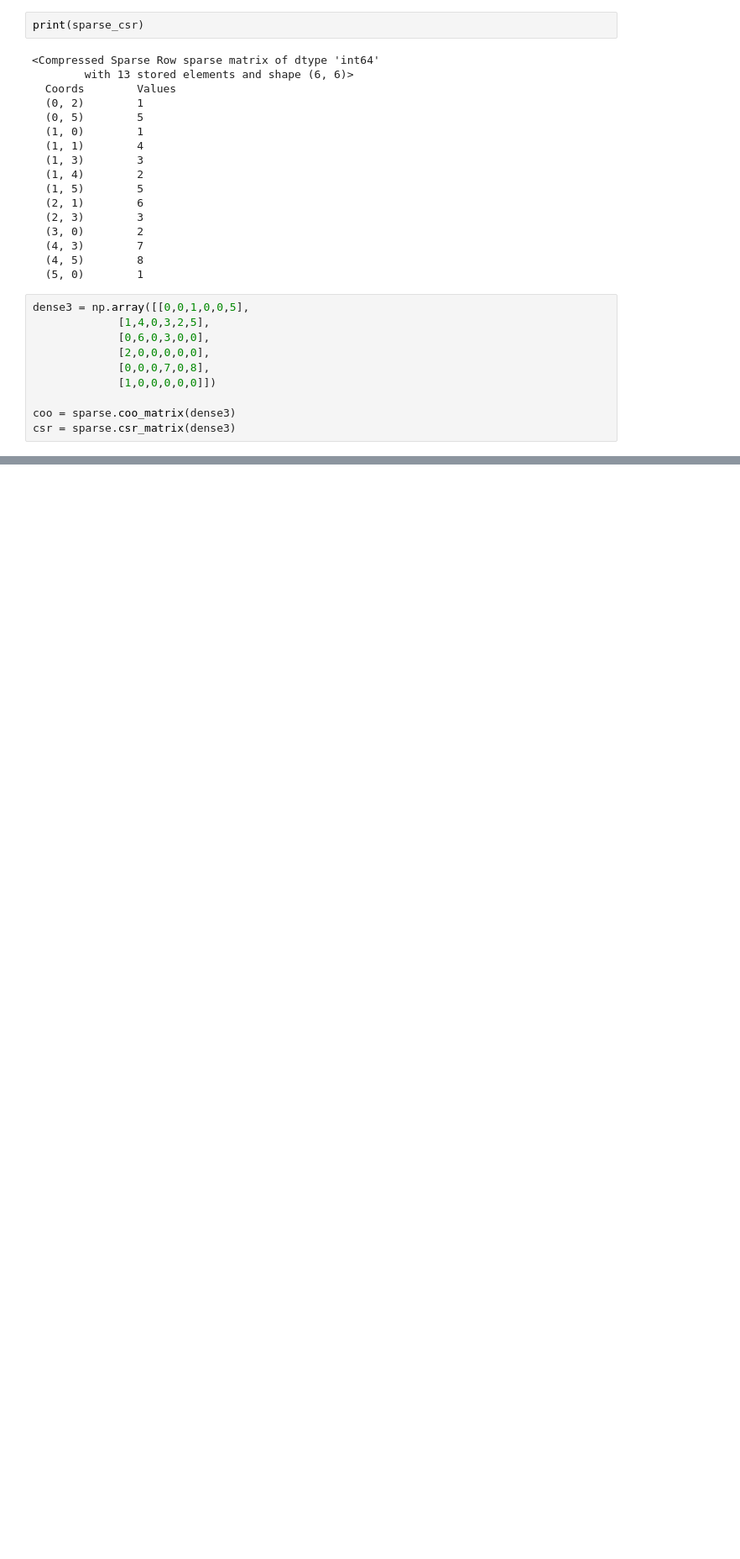
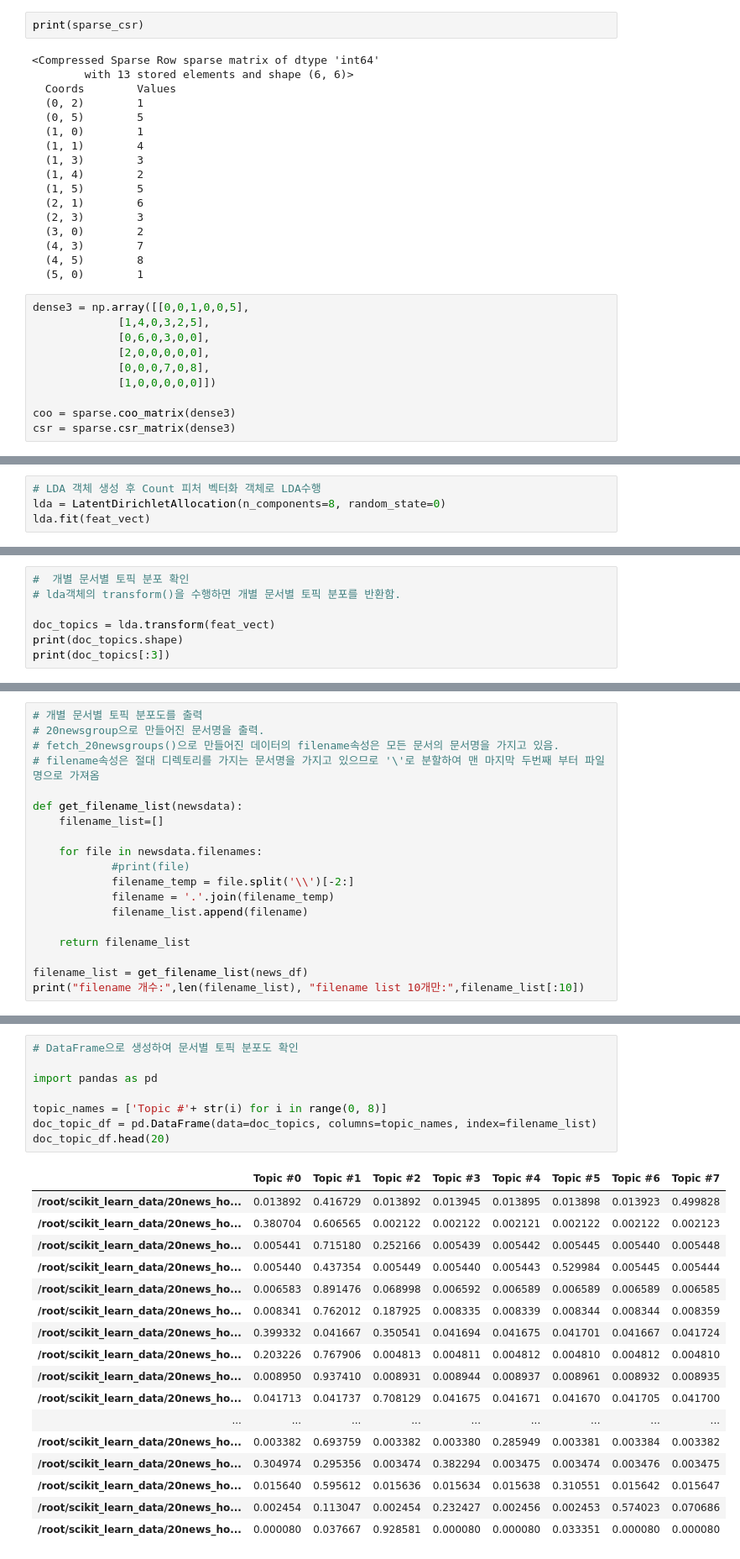
Before and after one commit to suhyeon03/study_ML_, a Jupyter notebook: _text_mining_practice.ipynb, the cells around one changed output, grey strips where cells are left out. Shown: that part at 84% size. Saved outputs shown, nothing was run; the diff lists cells and outputs as text; blank space fills up the shorter version.

```diff
--- a/_text_mining_practice.ipynb
+++ b/_text_mining_practice.ipynb
@@ -381,0 +992,4 @@ csr = sparse.csr_matrix(dense3)
+# %%
+# LDA 객체 생성 후 Count 피처 벡터화 객체로 LDA수행
+lda = LatentDirichletAllocation(n_components=8, random_state=0)
+lda.fit(feat_vect)
@@ -381,0 +1061,7 @@ csr = sparse.csr_matrix(dense3)
+# %%
+#  개별 문서별 토픽 분포 확인
+# lda객체의 transform()을 수행하면 개별 문서별 토픽 분포를 반환함.
+
+doc_topics = lda.transform(feat_vect)
+print(doc_topics.shape)
+print(doc_topics[:3])
@@ -381,0 +1076,19 @@ csr = sparse.csr_matrix(dense3)
+# %%
+# 개별 문서별 토픽 분포도를 출력
+# 20newsgroup으로 만들어진 문서명을 출력.
+# fetch_20newsgroups()으로 만들어진 데이터의 filename속성은 모든 문서의 문서명을 가지고 있음.
+# filename속성은 절대 디렉토리를 가지는 문서명을 가지고 있으므로 '\'로 분할하여 맨 마지막 두번째 부터 파일명으로 가져옴
+
+def get_filename_list(newsdata):
+    filename_list=[]
+
+    for file in newsdata.filenames:
+            #print(file)
+            filename_temp = file.split('\\')[-2:]
+            filename = '.'.join(filename_temp)
+            filename_list.append(filename)
+
+    return filename_list
+
+filename_list = get_filename_list(news_df)
+print("filename 개수:",len(filename_list), "filename list 10개만:",filename_list[:10])
@@ -381,0 +1108,26 @@ csr = sparse.csr_matrix(dense3)
+# %%
+# DataFrame으로 생성하여 문서별 토픽 분포도 확인
+
+import pandas as pd
+
+topic_names = ['Topic #'+ str(i) for i in range(0, 8)]
+doc_topic_df = pd.DataFrame(data=doc_topics, columns=topic_names, index=filename_list)
+doc_topic_df.head(20)
+# %% [output]
+|  | Topic #0 | Topic #1 | Topic #2 | Topic #3 | Topic #4 | Topic #5 | Topic #6 | Topic #7 |
+| /root/scikit_learn_data/20news_ho... | 0.013892 | 0.416729 | 0.013892 | 0.013945 | 0.013895 | 0.013898 | 0.013923 | 0.499828 |
+| /root/scikit_learn_data/20news_ho... | 0.380704 | 0.606565 | 0.002122 | 0.002122 | 0.002121 | 0.002122 | 0.002122 | 0.002123 |
+| /root/scikit_learn_data/20news_ho... | 0.005441 | 0.715180 | 0.252166 | 0.005439 | 0.005442 | 0.005445 | 0.005440 | 0.005448 |
+| /root/scikit_learn_data/20news_ho... | 0.005440 | 0.437354 | 0.005449 | 0.005440 | 0.005443 | 0.529984 | 0.005445 | 0.005444 |
+| /root/scikit_learn_data/20news_ho... | 0.006583 | 0.891476 | 0.068998 | 0.006592 | 0.006589 | 0.006589 | 0.006589 | 0.006585 |
+| /root/scikit_learn_data/20news_ho... | 0.008341 | 0.762012 | 0.187925 | 0.008335 | 0.008339 | 0.008344 | 0.008344 | 0.008359 |
+| /root/scikit_learn_data/20news_ho... | 0.399332 | 0.041667 | 0.350541 | 0.041694 | 0.041675 | 0.041701 | 0.041667 | 0.041724 |
+| /root/scikit_learn_data/20news_ho... | 0.203226 | 0.767906 | 0.004813 | 0.004811 | 0.004812 | 0.004810 | 0.004812 | 0.004810 |
+| /root/scikit_learn_data/20news_ho... | 0.008950 | 0.937410 | 0.008931 | 0.008944 | 0.008937 | 0.008961 | 0.008932 | 0.008935 |
+| /root/scikit_learn_data/20news_ho... | 0.041713 | 0.041737 | 0.708129 | 0.041675 | 0.041671 | 0.041670 | 0.041705 | 0.041700 |
+| ... | ... | ... | ... | ... | ... | ... | ... | ... |
+| /root/scikit_learn_data/20news_ho... | 0.003382 | 0.693759 | 0.003382 | 0.003380 | 0.285949 | 0.003381 | 0.003384 | 0.003382 |
+| /root/scikit_learn_data/20news_ho... | 0.304974 | 0.295356 | 0.003474 | 0.382294 | 0.003475 | 0.003474 | 0.003476 | 0.003475 |
+| /root/scikit_learn_data/20news_ho... | 0.015640 | 0.595612 | 0.015636 | 0.015634 | 0.015638 | 0.310551 | 0.015642 | 0.015647 |
+| /root/scikit_learn_data/20news_ho... | 0.002454 | 0.113047 | 0.002454 | 0.232427 | 0.002456 | 0.002453 | 0.574023 | 0.070686 |
+| /root/scikit_learn_data/20news_ho... | 0.000080 | 0.037667 | 0.928581 | 0.000080 | 0.000080 | 0.033351 | 0.000080 | 0.000080 |
```
Also changed, not shown: parts of 55 cells of this notebook.
